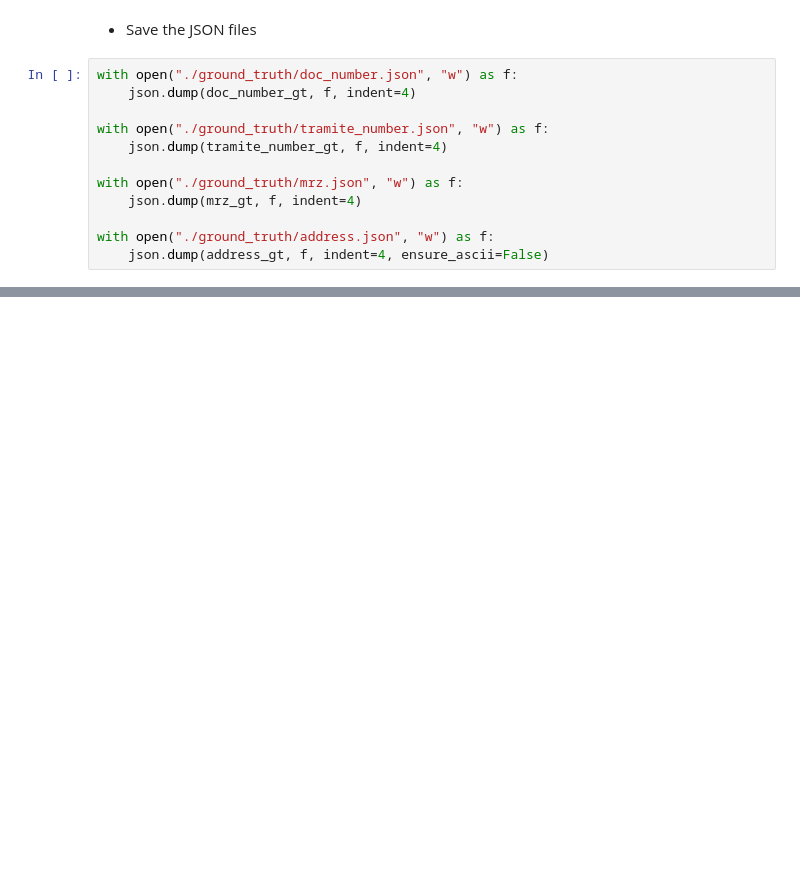
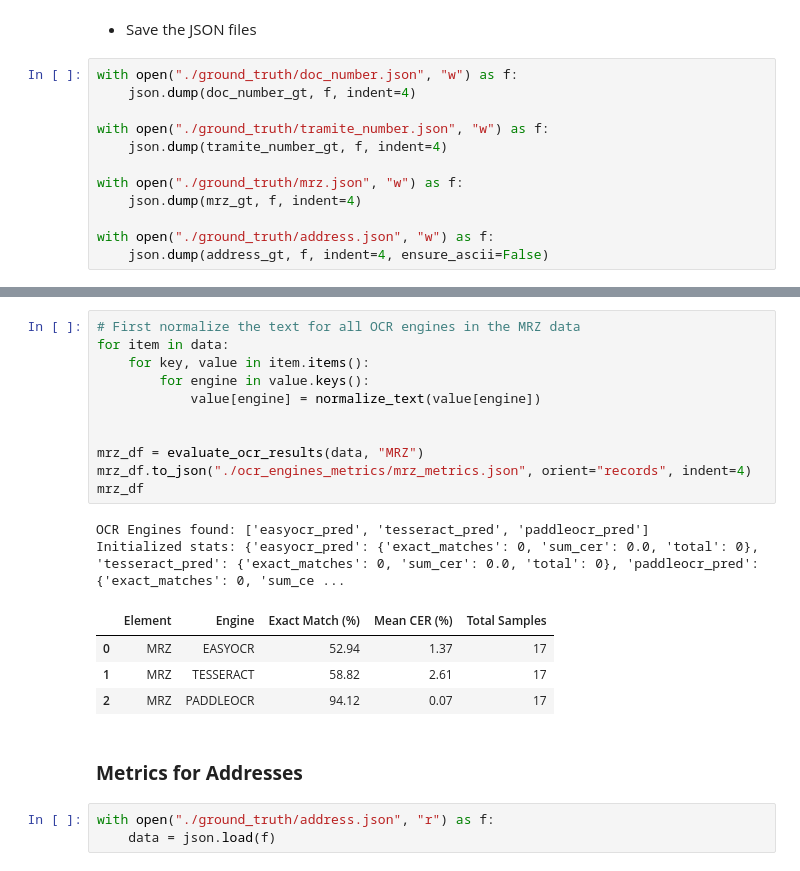
Before and after one commit to nahueltabasso/Argentine_DNI_project, a Jupyter notebook: research/01-ID-card-elements-data-extraction/05_ocr_benchmark_v1.0.0.ipynb, the cells around one changed output, grey strips where cells are left out. Cells and saved outputs as stored; diff of their text form; blank space fills up the shorter version.

```diff
--- a/research/01-ID-card-elements-data-extraction/05_ocr_benchmark_v1.0.0.ipynb
+++ b/research/01-ID-card-elements-data-extraction/05_ocr_benchmark_v1.0.0.ipynb
@@ -360,0 +463,23 @@ with open("./ground_truth/doc_number.json", "r") as f:
+# %%
+# First normalize the text for all OCR engines in the MRZ data
+for item in data:
+    for key, value in item.items():
+        for engine in value.keys():
+            value[engine] = normalize_text(value[engine])
+
+
+mrz_df = evaluate_ocr_results(data, "MRZ")
+mrz_df.to_json("./ocr_engines_metrics/mrz_metrics.json", orient="records", indent=4)
+mrz_df
+# %% [output]
+OCR Engines found: ['easyocr_pred', 'tesseract_pred', 'paddleocr_pred']
+Initialized stats: {'easyocr_pred': {'exact_matches': 0, 'sum_cer': 0.0, 'total': 0}, 'tesseract_pred': {'exact_matches': 0, 'sum_cer': 0.0, 'total': 0}, 'paddleocr_pred': {'exact_matches': 0, 'sum_ce ...
+|  | Element | Engine | Exact Match (%) | Mean CER (%) | Total Samples |
+| 0 | MRZ | EASYOCR | 52.94 | 1.37 | 17 |
+| 1 | MRZ | TESSERACT | 58.82 | 2.61 | 17 |
+| 2 | MRZ | PADDLEOCR | 94.12 | 0.07 | 17 |
+# %% [markdown]
+### **Metrics for Addresses**
+# %%
+with open("./ground_truth/address.json", "r") as f:
+    data = json.load(f)
```
Also changed, not shown: parts of 15 cells of this notebook, 4 other files.
